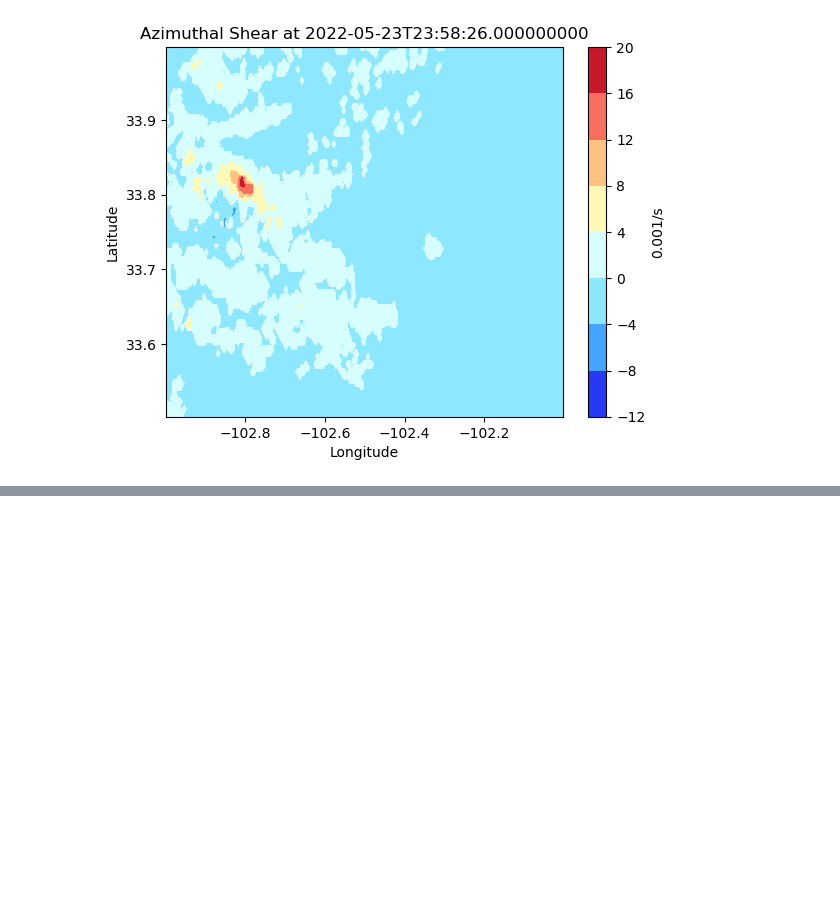
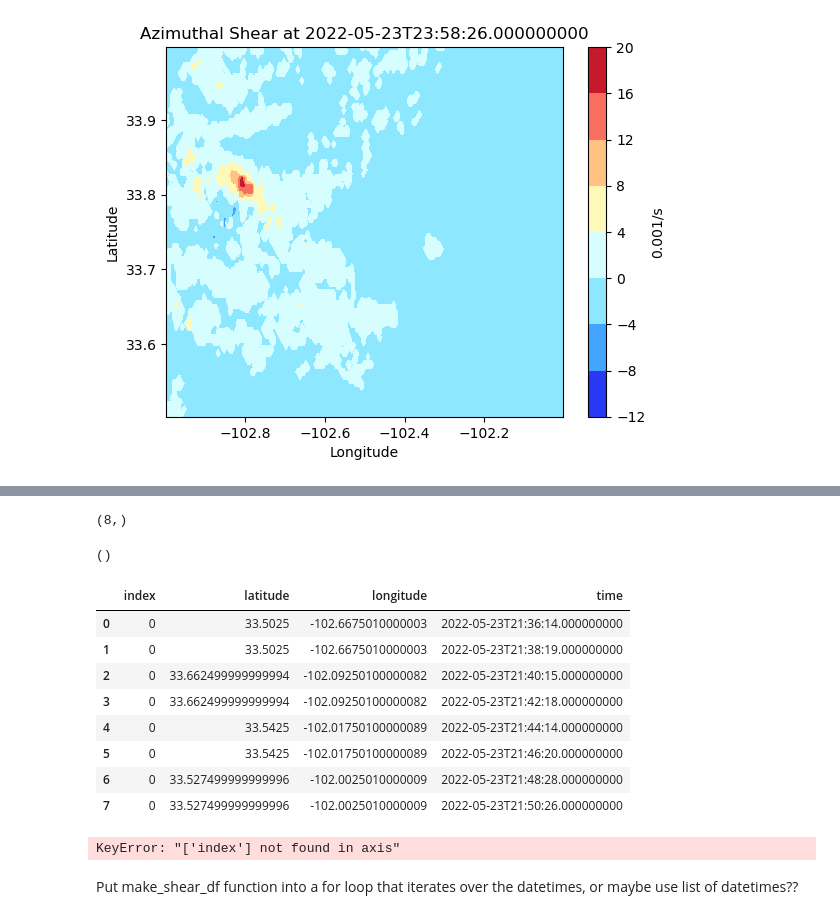
Before and after one commit to JuliaBuhrman/research2024, a Jupyter notebook: wgrib2_test.ipynb, the cells around one changed output, grey strips where cells are left out. Drawn from its saved outputs; the diff is of its cells as text; code cells hidden in the pictures; blank space fills up the shorter version.

Commit message:
contains the code for finding the max az shear from mrms data, comparing mrms times to ka times, lats, lons, etc

```diff
--- a/wgrib2_test.ipynb
+++ b/wgrib2_test.ipynb
@@ -261,0 +681,2 @@ max_shear_lat = max_shear.latitude
+# %%
+big_grib_nc = xr.open_dataset('/Users/juliabman/Desktop/concat_test/big_grib.nc')
@@ -261,0 +729,26 @@ max_shear_lat = max_shear.latitude
+# %%
+lats = pd.Series([])
+lons = pd.Series([])
+times = pd.Series([])
+shear = pd.Series([])
+lat_list = []
+lon_list = []
+time_list = []
+shear_list = []
+for i in range(len(big_grib_nc.time)):
+    azshear = big_grib_nc.MergedAzShear0to2kmAGL_500mabovemeansealevel[i,:,:]
+    max_shear_index = np.unravel_index(np.argmax(azshear.values), azshear.shape)
+    max_shear = azshear[max_shear_index]
+    time_datetime = max_shear.time.data.astype('datetime64[s]')
+    lat_list.append(max_shear.latitude.data)
+    lon_list.append(max_shear.longitude.data)
+    time_list.append(time_datetime)
+    shear_list.append(max_shear.data)
+    max_lat = pd.Series(max_shear.latitude.data)
+    max_lon = pd.Series(max_shear.longitude.data)
+    max_time = pd.Series(time_datetime)
+    max_shear_a = pd.Series(max_shear.data)
+    lats = pd.concat([lats, max_lat], names = 'latitude')
+    lons = pd.concat([lons, max_lon], names = 'longitude')
+    times = pd.concat([times, max_time], names = 'times')
+    shears = pd.concat([shears, max_shear_a], names = 'shears')
@@ -261,0 +826,30 @@ max_shear_lat = max_shear.latitude
+# %%
+np.shape(lats)
+# %% [output]
+(8,)
+# %%
+np.shape(max_shear.data)
+# %% [output]
+()
+# %%
+morton_df = pd.concat([lats,lons,times], names= ['latitude', 'longitude', 'times'], axis=1)
+# %%
+morton_df.rename(columns = {0:'latitude', 1:'longitude', 2:'time'}, inplace = True)
+# %%
+morton_df.reset_index()
+# %% [output]
+|  | index | latitude | longitude | time |
+| 0 | 0 | 33.5025 | -102.6675010000003 | 2022-05-23T21:36:14.000000000 |
+| 1 | 0 | 33.5025 | -102.6675010000003 | 2022-05-23T21:38:19.000000000 |
+| 2 | 0 | 33.662499999999994 | -102.09250100000082 | 2022-05-23T21:40:15.000000000 |
+| 3 | 0 | 33.662499999999994 | -102.09250100000082 | 2022-05-23T21:42:18.000000000 |
+| 4 | 0 | 33.5425 | -102.01750100000089 | 2022-05-23T21:44:14.000000000 |
+| 5 | 0 | 33.5425 | -102.01750100000089 | 2022-05-23T21:46:20.000000000 |
+| 6 | 0 | 33.527499999999996 | -102.0025010000009 | 2022-05-23T21:48:28.000000000 |
+| 7 | 0 | 33.527499999999996 | -102.0025010000009 | 2022-05-23T21:50:26.000000000 |
+# %%
+morton_df.drop(columns = 'index')
+# %% [output]
+KeyError: "['index'] not found in axis"
+# %% [markdown]
+Put make_shear_df function into a for loop that iterates over the datetimes, or maybe use list of datetimes??
```
Also changed, not shown: parts of 80 cells of this notebook.
